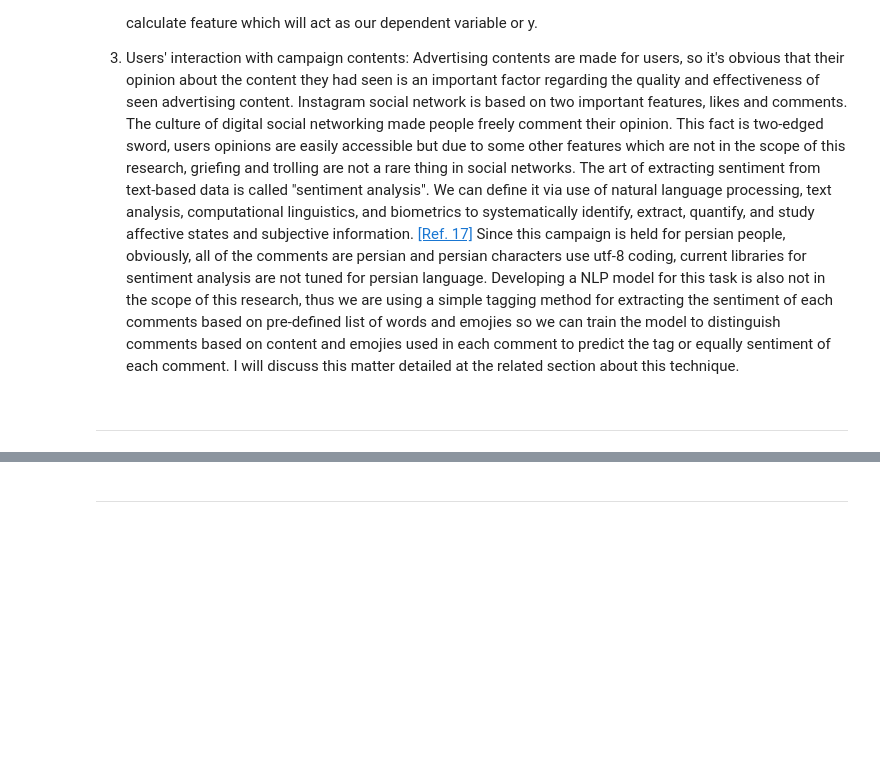
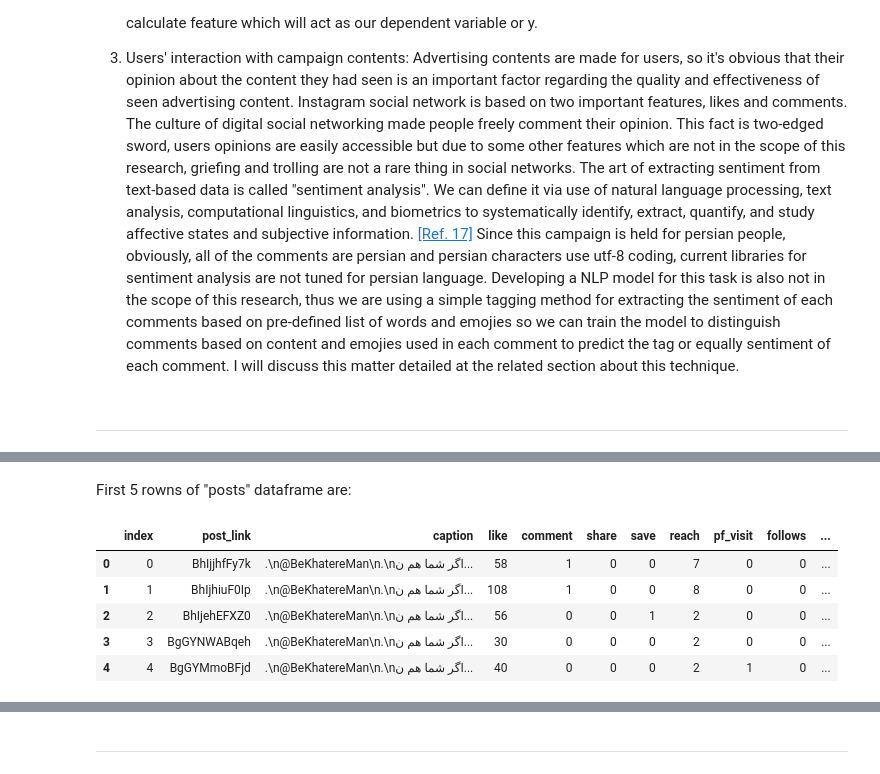
Before and after one commit to RaminFerdos/MSC_Thesis_IG_Bot, a Jupyter notebook: Main.ipynb, the cells around one changed output, grey strips where cells are left out. Cells and saved outputs as stored; diff of their text form; code cells hidden in the pictures; blank space fills up the shorter version.

Commit message:
finishin data requirements and starting the data collections part
including implementing the missing dependent variable and making the datafram feasible

```diff
--- a/Main.ipynb
+++ b/Main.ipynb
@@ -111,0 +120,25 @@ In this project, our objective is to determine the effectiveness of a digital ad
+# %%
+import pandas as pd
+import numpy as np
+import matplotlib.pyplot as plt
+import seaborn as sns
+pd.set_option('display.max_columns', None)
+np.set_printoptions(suppress=True)
+# %%
+xls = pd.ExcelFile('data/msc_thesis_dataset.xlsx')
+df_posts = pd.read_excel(xls, 'Posts')
+df_ugc = pd.read_excel(xls, 'UGC')
+df_ads = pd.read_excel(xls, 'Ads')
+df_comments = pd.read_excel(xls, 'Comments')
+# %% [markdown]
+First 5 rowns of "posts" dataframe are:
+# %%
+df_posts.drop(columns = ['index.1'], inplace = True)
+df_posts.head()
+# %% [output]
+|  | index | post_link | caption | like | comment | share | save | reach | pf_visit | follows | ... |
+| 0 | 0 | BhIjjhfFy7k | .\n@BeKhatereMan\n.\nاگر شما هم ن... | 58 | 1 | 0 | 0 | 7 | 0 | 0 | ... |
+| 1 | 1 | BhIjhiuF0Ip | .\n@BeKhatereMan\n.\nاگر شما هم ن... | 108 | 1 | 0 | 0 | 8 | 0 | 0 | ... |
+| 2 | 2 | BhIjehEFXZ0 | .\n@BeKhatereMan\n.\nاگر شما هم ن... | 56 | 0 | 0 | 1 | 2 | 0 | 0 | ... |
+| 3 | 3 | BgGYNWABqeh | .\n@BeKhatereMan\n.\nاگر شما هم ن... | 30 | 0 | 0 | 0 | 2 | 0 | 0 | ... |
+| 4 | 4 | BgGYMmoBFjd | .\n@BeKhatereMan\n.\nاگر شما هم ن... | 40 | 0 | 0 | 0 | 2 | 1 | 0 | ... |
```
Also changed, not shown: parts of 13 cells of this notebook.
